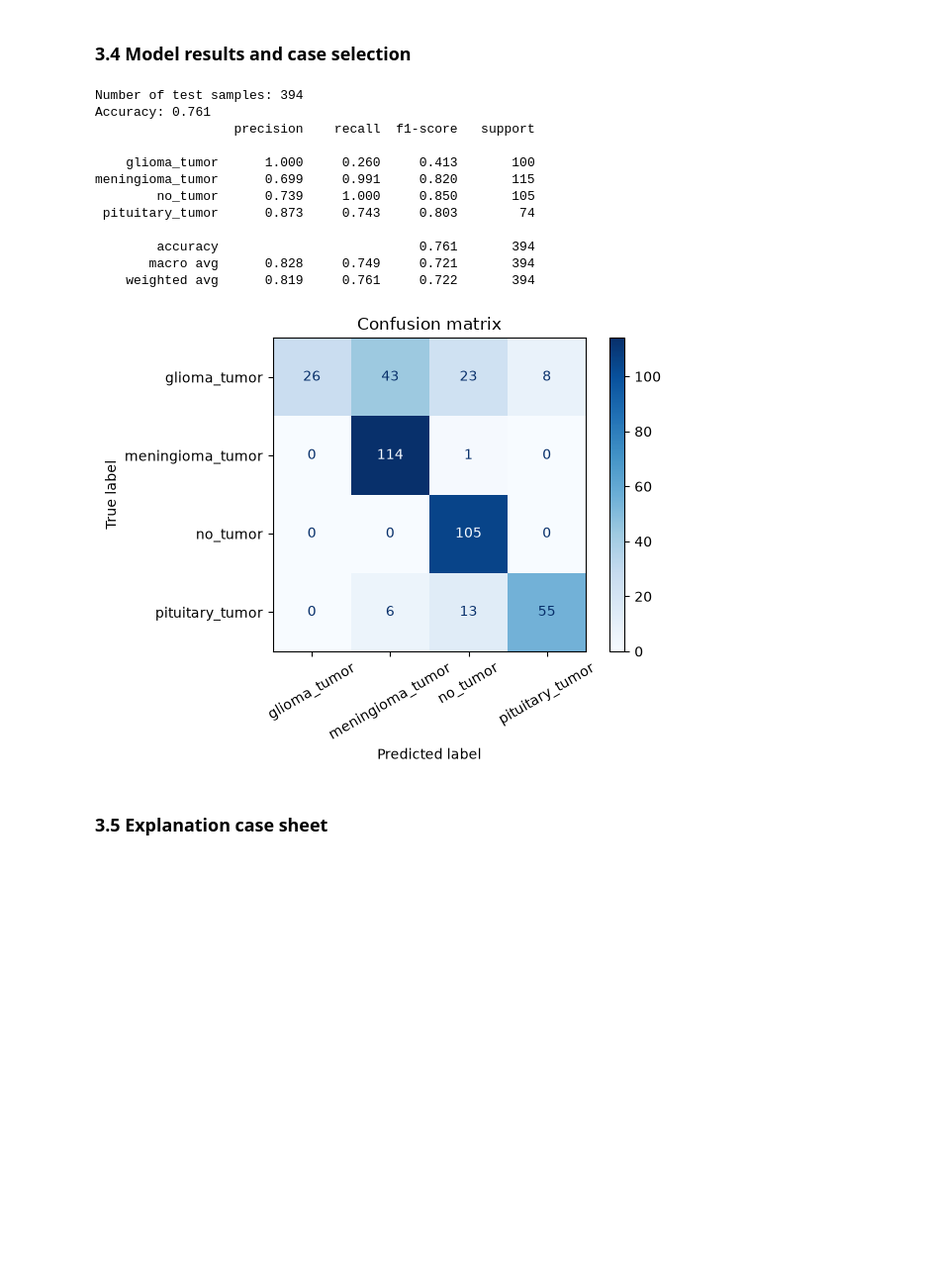
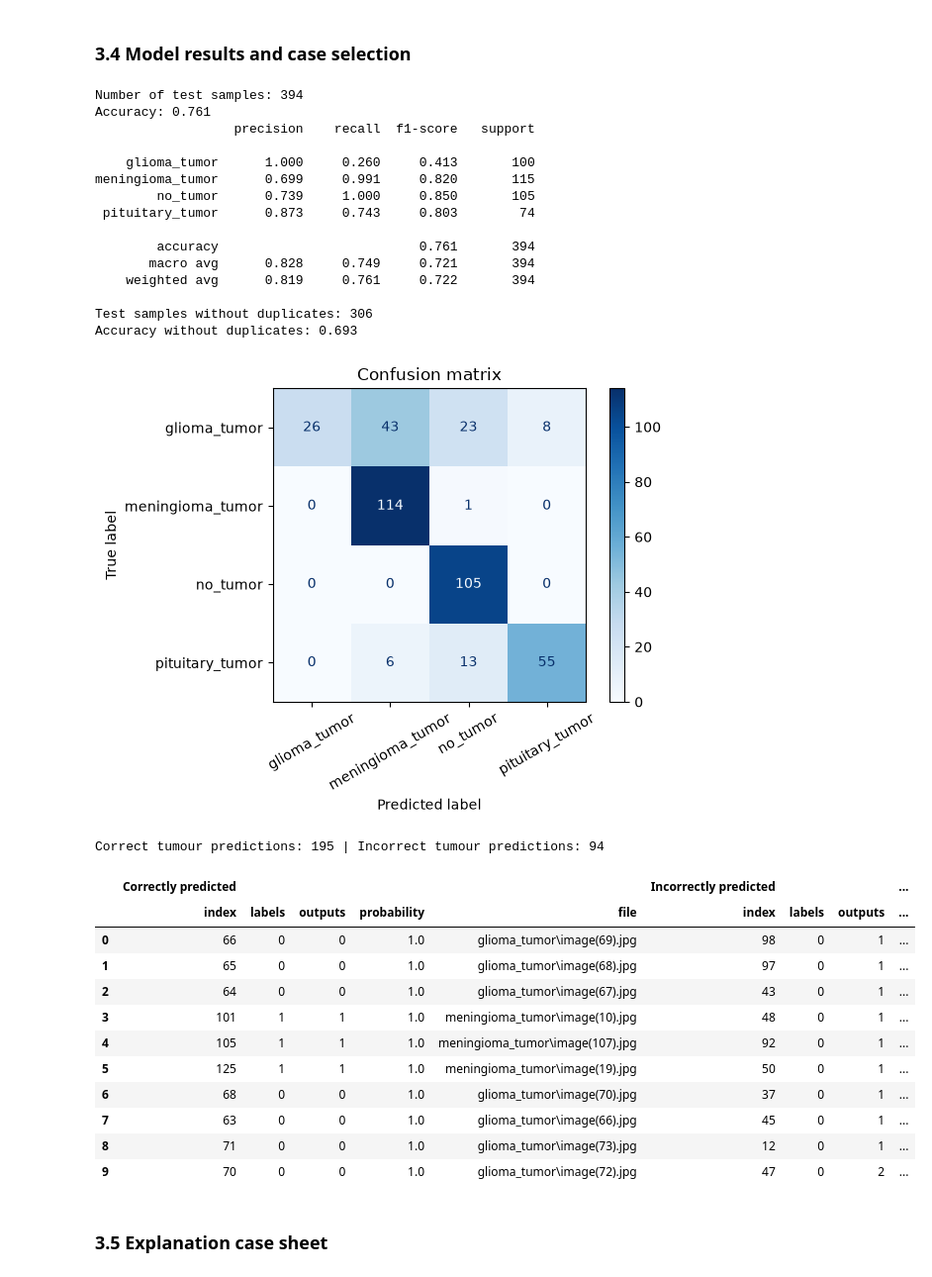
Before and after one commit to TanPH-UM/WQF7009-Assignment-2, a Jupyter notebook: brain_mri_xai.ipynb, the cells around one changed output. Shown at 99% size. Cells and saved outputs as stored; diff of their text form; code cells hidden in the pictures; blank space fills up the shorter version.

```diff
--- a/brain_mri_xai.ipynb
+++ b/brain_mri_xai.ipynb
@@ -375,6 +365,11 @@ print("Number of test samples:", len(labels))
 print("Accuracy:", round((preds == labels).mean(), 3))
 print(classification_report(labels, preds, target_names=classes, digits=3))
 
+# Accuracy without test images that also appear in training
+unique = np.array([h not in set(train_hashes) for h in test_hashes])
+print("Test samples without duplicates:", unique.sum())
+print("Accuracy without duplicates:", round((preds[unique] == labels[unique]).mean(), 3))
+
 # Confusion matrix
 cm = confusion_matrix(labels, preds)
 ConfusionMatrixDisplay(cm, display_labels=classes).plot(cmap="Blues", xticks_rotation=30)
@@ -395,7 +390,41 @@ meningioma_tumor      0.699     0.991     0.820       115
         accuracy                          0.761       394
        macro avg      0.828     0.749     0.721       394
     weighted avg      0.819     0.761     0.722       394
+
+Test samples without duplicates: 306
+Accuracy without duplicates: 0.693
 [figure]
+# %%
+# Inspect predictions for all test images
+comparison = pd.DataFrame()
+comparison["labels"] = labels
+comparison["outputs"] = preds
+comparison["probability"] = probs.max(1).round(6)
+comparison["file"] = [os.path.relpath(path, TEST_ROOT) for path, _ in test_dataset.samples]
+
+# Tumour images (labels 0, 1, 3): correct and incorrect predictions, most confident first
+tumours = comparison[comparison["labels"] != 2]
+correct = tumours[tumours["labels"] == tumours["outputs"]]
+incorrect = tumours[tumours["labels"] != tumours["outputs"]]
+print("Correct tumour predictions:", len(correct), "| Incorrect tumour predictions:", len(incorrect))
+
+correct = correct.sort_values("probability", ascending=False).head(10)
+incorrect = incorrect.sort_values("probability", ascending=False).head(10)
+pd.concat([correct.reset_index(), incorrect.reset_index()], axis=1, keys=["Correctly predicted", "Incorrectly predicted"])
+# %% [output]
+Correct tumour predictions: 195 | Incorrect tumour predictions: 94
+|  | Correctly predicted |  |  |  |  | Incorrectly predicted |  |  | ... |
+|  | index | labels | outputs | probability | file | index | labels | outputs | ... |
+| 0 | 66 | 0 | 0 | 1.0 | glioma_tumor\image(69).jpg | 98 | 0 | 1 | ... |
+| 1 | 65 | 0 | 0 | 1.0 | glioma_tumor\image(68).jpg | 97 | 0 | 1 | ... |
+| 2 | 64 | 0 | 0 | 1.0 | glioma_tumor\image(67).jpg | 43 | 0 | 1 | ... |
+| 3 | 101 | 1 | 1 | 1.0 | meningioma_tumor\image(10).jpg | 48 | 0 | 1 | ... |
+| 4 | 105 | 1 | 1 | 1.0 | meningioma_tumor\image(107).jpg | 92 | 0 | 1 | ... |
+| 5 | 125 | 1 | 1 | 1.0 | meningioma_tumor\image(19).jpg | 50 | 0 | 1 | ... |
+| 6 | 68 | 0 | 0 | 1.0 | glioma_tumor\image(70).jpg | 37 | 0 | 1 | ... |
+| 7 | 63 | 0 | 0 | 1.0 | glioma_tumor\image(66).jpg | 45 | 0 | 1 | ... |
+| 8 | 71 | 0 | 0 | 1.0 | glioma_tumor\image(73).jpg | 12 | 0 | 1 | ... |
+| 9 | 70 | 0 | 0 | 1.0 | glioma_tumor\image(72).jpg | 47 | 0 | 2 | ... |
 # %% [markdown]
 ### 3.5 Explanation case sheet
 # %%
```
Also changed, not shown: parts of 6 cells of this notebook.
